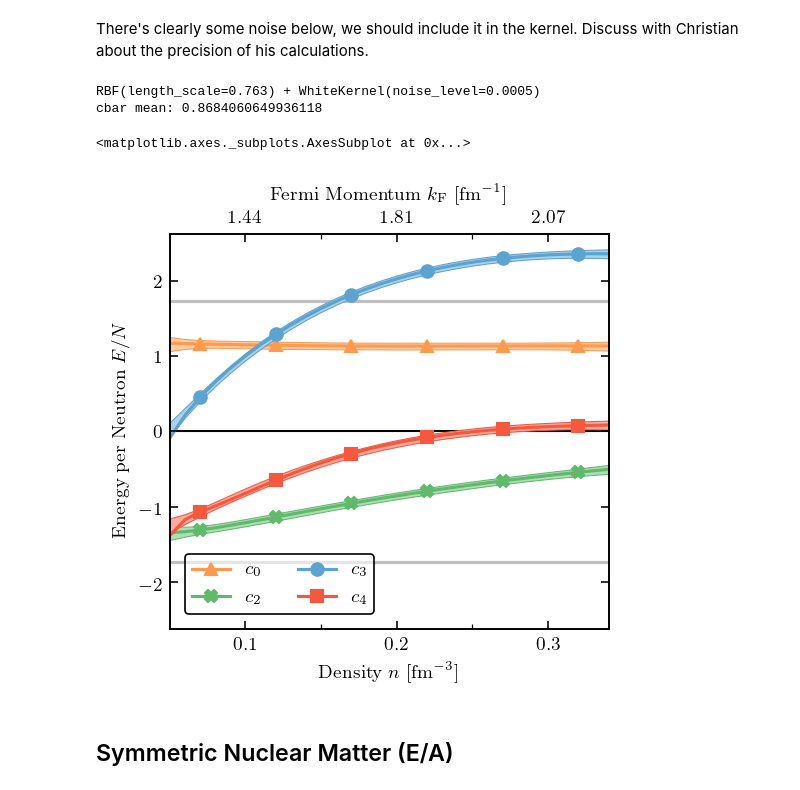
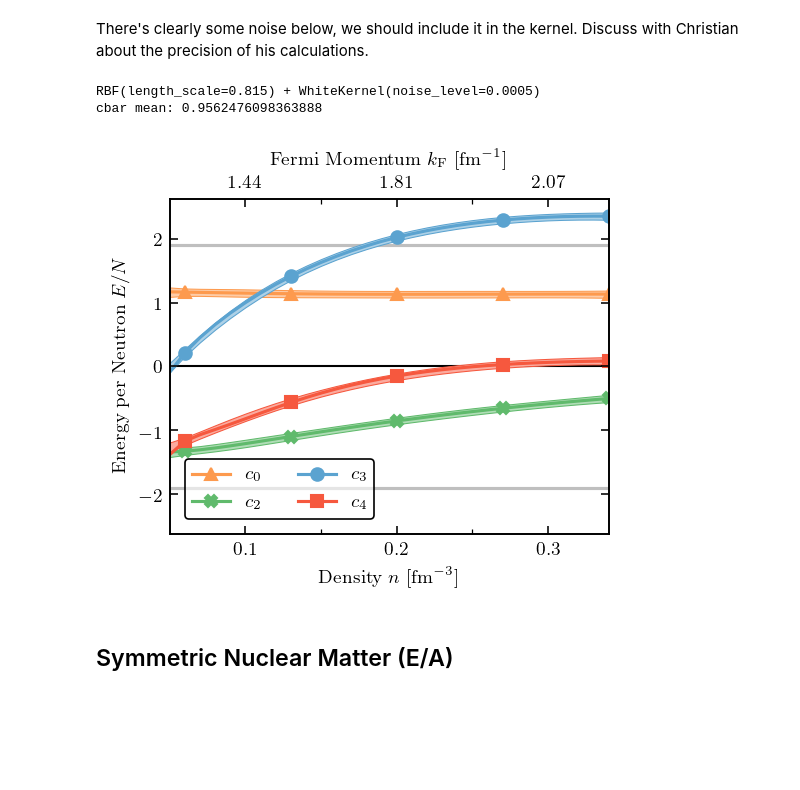
Before and after one commit to buqeye/nuclear-matter-convergence, a Jupyter notebook: analysis/correlated_matter_analysis_refactored.ipynb, the cells around one changed output. Drawn from its saved outputs; the diff is of its cells as text; code cells hidden in the pictures; blank space fills up the shorter version.

```diff
--- a/analysis/correlated_matter_analysis_refactored.ipynb
+++ b/analysis/correlated_matter_analysis_refactored.ipynb
@@ -152,23 +169,24 @@ savefigs = True
 
 Lb = 600
 
-breakdown_min = 300
-breakdown_max = 1000
+breakdown_min = 250
+breakdown_max = 950
 breakdown_num = 101
 Lb_vals = np.linspace(breakdown_min, breakdown_max, breakdown_num)
 Lb_logprior_vals = Lb_logprior(Lb_vals)
 
 ls_min = 0.15
 ls_max = 1.5
-ls_num = 75
+ls_num = 95
 ls_vals = np.linspace(ls_min, ls_max, ls_num)
 # ls_min = ls_max = ls_num = ls_vals = None
 
 
 # The Gaussian process parameters
 nugget = 5e-4
+# nugget = 1e-4
 
-kernel = RBF(length_scale=1, length_scale_bounds=(5e-2, 1.5)) + \
+kernel = RBF(length_scale=1, length_scale_bounds=(0.1, 1.5)) + \
     WhiteKernel(noise_level=nugget, noise_level_bounds='fixed')
 # kernel1 = RBF(length_scale=1, length_scale_bounds=(1e-2, 100)) + \
 #     WhiteKernel(noise_level=nugget, noise_level_bounds='fixed')
@@ -256,9 +274,12 @@ array([[18.19490207, 13.35255828, 18.01825373, 17.49196944]])
 # %%
 if high_density:
 #     train = slice(None, None, 5)
-    train = slice(2, None, 5)
+#     train = slice(2, None, 5)
+#     valid = [(i-2) % 5 == 2 for i in range(len(density))]
+    train = slice(1, None, 7)
+    valid = [(i-1) % 7 == 4 for i in range(len(density))]
 #     valid = slice(4, None, 7)
-    valid = [(i-2) % 5 == 2 for i in range(len(density))]
+
 else:
     train = slice(None, None, 4)
     valid = slice(2, None, 4)
@@ -767,13 +799,15 @@ plt.show()
 # %% [markdown]
 There's clearly some noise below, we should include it in the kernel. Discuss with Christian about the precision of his calculations.
 # %%
-fig, ax = plt.subplots(1, 1, figsize=(3.4, 3.4))
-analysis_n.plot_coefficients(breakdown=Lb, show_process=True, show_excluded=True, ax=ax, show_train_valid=False)
+fig, ax = plt.subplots(1, 1, figsize=(3.4, 3))
+analysis_n.plot_coefficients(
+    breakdown=Lb, show_process=True, show_excluded=True, ax=ax, show_train_valid=False,
+    loc='lower left'
+);
 # %% [output]
-RBF(length_scale=0.763) + WhiteKernel(noise_level=0.0005)
-cbar mean: 0.8684060649936118
+RBF(length_scale=0.815) + WhiteKernel(noise_level=0.0005)
+cbar mean: 0.9562476098363888
-<matplotlib.axes._subplots.AxesSubplot at 0x...>
-[figure, old version]
+[figure, new version]
 # %% [markdown]
 ## Symmetric Nuclear Matter (E/A)
 # %%
```
Also changed, not shown: parts of 45 cells of this notebook.
